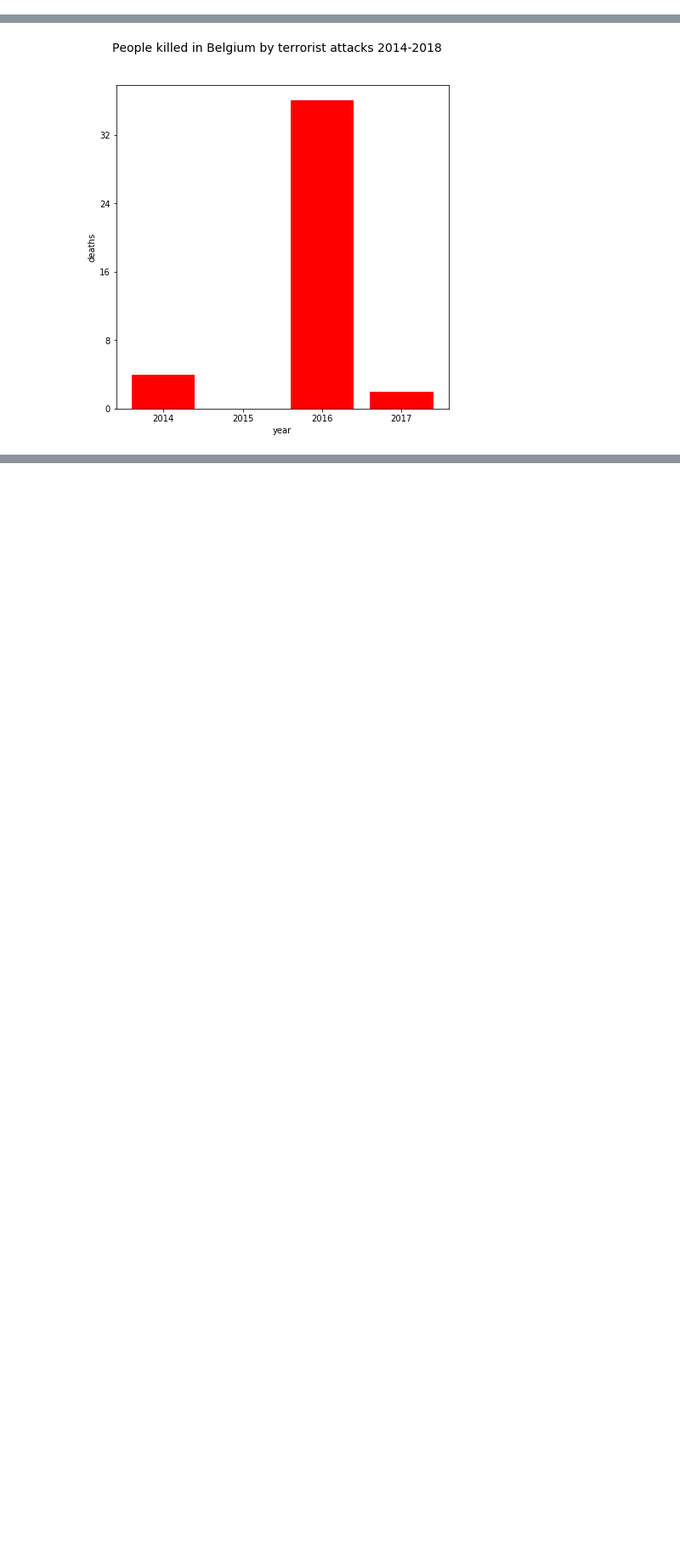
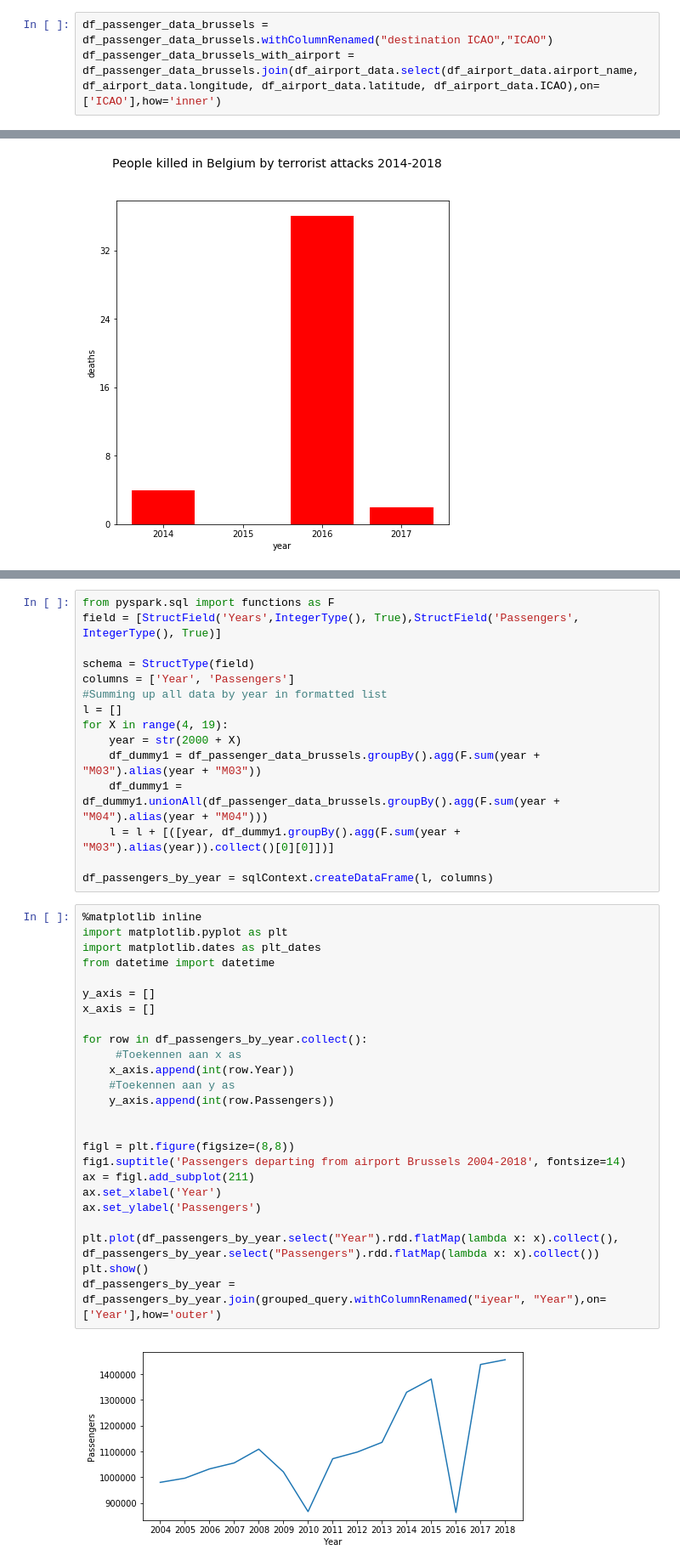
Before and after one commit to WilliamMoehlig/DataMining, a Jupyter notebook: taba.ipynb, the cells around one changed output, grey strips where cells are left out. Shown at 85% size. Drawn from its saved outputs; the diff is of its cells as text; blank space fills up the shorter version.

```diff
--- a/taba.ipynb
+++ b/taba.ipynb
@@ -279,0 +282,3 @@ only showing top 2 rows
+# %%
+df_passenger_data_brussels = df_passenger_data_brussels.withColumnRenamed("destination ICAO","ICAO")
+df_passenger_data_brussels_with_airport = df_passenger_data_brussels.join(df_airport_data.select(df_airport_data.airport_name, df_airport_data.longitude, df_airport_data.latitude, df_airport_data.ICAO),on=['ICAO'],how='inner')
@@ -316,0 +379,42 @@ plt.show()
+# %%
+from pyspark.sql import functions as F
+field = [StructField('Years',IntegerType(), True),StructField('Passengers', IntegerType(), True)]
+
+schema = StructType(field)
+columns = ['Year', 'Passengers']
+#Summing up all data by year in formatted list
+l = []
+for X in range(4, 19):
+    year = str(2000 + X)
+    df_dummy1 = df_passenger_data_brussels.groupBy().agg(F.sum(year + "M03").alias(year + "M03"))
+    df_dummy1 = df_dummy1.unionAll(df_passenger_data_brussels.groupBy().agg(F.sum(year + "M04").alias(year + "M04")))
+    l = l + [([year, df_dummy1.groupBy().agg(F.sum(year + "M03").alias(year)).collect()[0][0]])]
+
+df_passengers_by_year = sqlContext.createDataFrame(l, columns)
+# %%
+%matplotlib inline
+import matplotlib.pyplot as plt
+import matplotlib.dates as plt_dates
+from datetime import datetime
+
+y_axis = []
+x_axis = []
+
+for row in df_passengers_by_year.collect():
+     #Toekennen aan x as
+    x_axis.append(int(row.Year))
+    #Toekennen aan y as
+    y_axis.append(int(row.Passengers))
+
+
+figl = plt.figure(figsize=(8,8))
+fig1.suptitle('Passengers departing from airport Brussels 2004-2018', fontsize=14)
+ax = figl.add_subplot(211)
+ax.set_xlabel('Year')
+ax.set_ylabel('Passengers')
+
+plt.plot(df_passengers_by_year.select("Year").rdd.flatMap(lambda x: x).collect(), df_passengers_by_year.select("Passengers").rdd.flatMap(lambda x: x).collect())
+plt.show()
+df_passengers_by_year = df_passengers_by_year.join(grouped_query.withColumnRenamed("iyear", "Year"),on=['Year'],how='outer')
+# %% [output]
+[figure, added]
```
Also changed, not shown: parts of 6 cells of this notebook.
